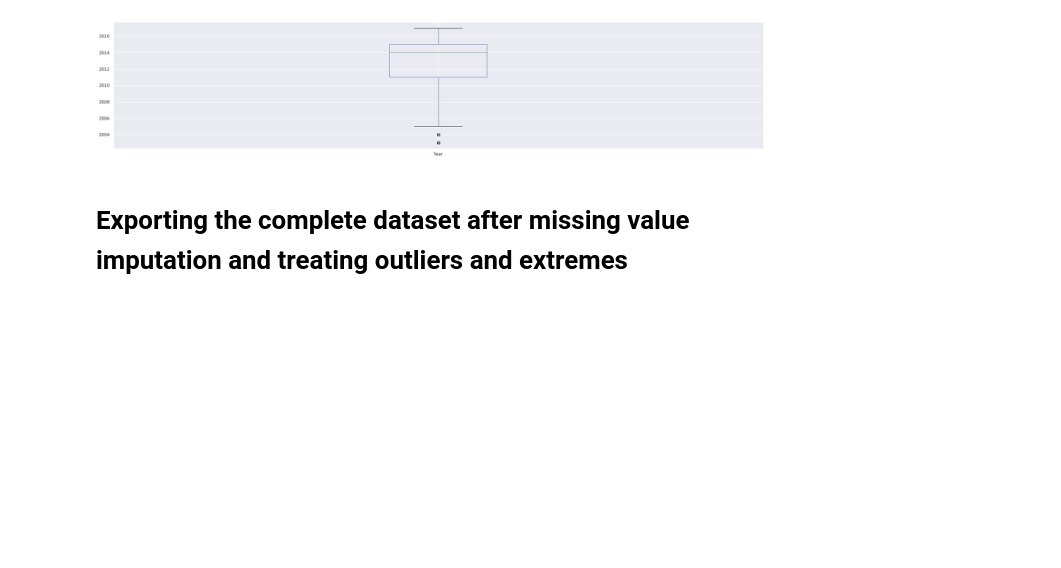
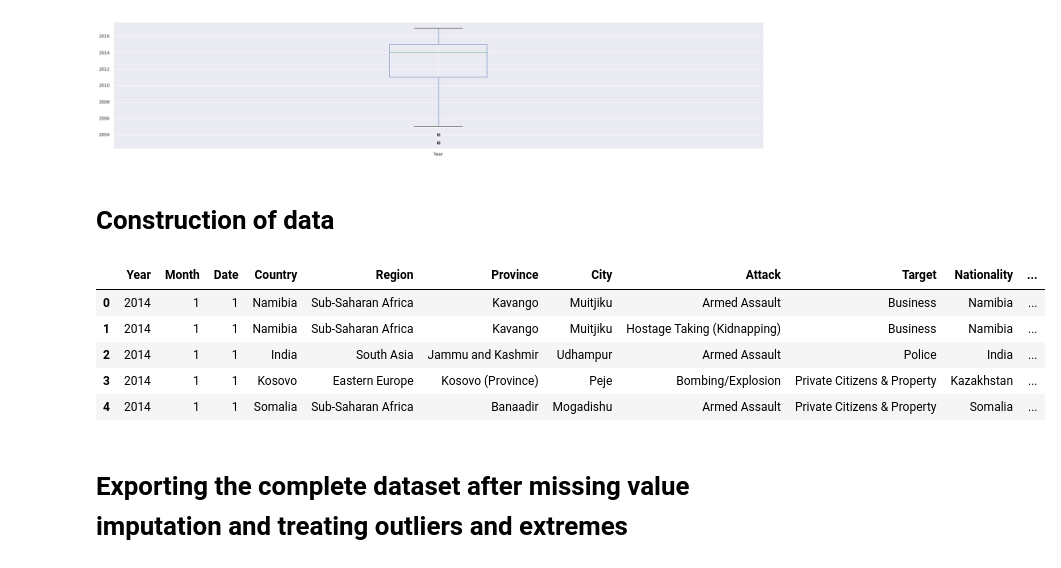
Before and after one commit to Gary-1606/Trial-BDAS, a Jupyter notebook: GlobalTerrorism.ipynb, the cells around one changed output. Saved outputs shown, nothing was run; the diff lists cells and outputs as text; code cells hidden in the pictures; blank space fills up the shorter version.

Commit message:
Construction of data

```diff
--- a/GlobalTerrorism.ipynb
+++ b/GlobalTerrorism.ipynb
@@ -811,6 +811,40 @@ terrorismdf_pd.boxplot(column = 'Year')
 # %% [output]
 <matplotlib.axes._subplots.AxesSubplot at 0x...>
 [figure]
+# %% [markdown]
+# Construction of data
+# %%
+#constructing data
+def transformed_attack(attack):
+    if attack == 'Unknown':
+        return 0
+    if attack == 'Armed Assault':
+        return 1
+    if attack == 'Bombing/Explosion':
+        return 2
+    if attack == 'Hostage Taking (Kidnapping)':
+        return 3
+    if attack == 'Hostage Taking (Barricade Incident)':
+        return 4
+    if attack == 'Hijacking':
+        return 5
+    if attack == 'Unarmed Assault':
+        return 6
+    if attack == 'Assassination':
+        return 7
+    if attack == 'Facility/Infrastructure Attack':
+        return 8
+# %%
+transformeddf = terrorismdf_pd
+transformeddf['Transformed_Attack'] = transformeddf['Attack'].apply(transformed_attack)
+transformeddf.head()
+# %% [output]
+|  | Year | Month | Date | Country | Region | Province | City | Attack | Target | Nationality | ... |
+| 0 | 2014 | 1 | 1 | Namibia | Sub-Saharan Africa | Kavango | Muitjiku | Armed Assault | Business | Namibia | ... |
+| 1 | 2014 | 1 | 1 | Namibia | Sub-Saharan Africa | Kavango | Muitjiku | Hostage Taking (Kidnapping) | Business | Namibia | ... |
+| 2 | 2014 | 1 | 1 | India | South Asia | Jammu and Kashmir | Udhampur | Armed Assault | Police | India | ... |
+| 3 | 2014 | 1 | 1 | Kosovo | Eastern Europe | Kosovo (Province) | Peje | Bombing/Explosion | Private Citizens & Property | Kazakhstan | ... |
+| 4 | 2014 | 1 | 1 | Somalia | Sub-Saharan Africa | Banaadir | Mogadishu | Armed Assault | Private Citizens & Property | Somalia | ... |
 # %% [markdown]
 # Exporting the complete dataset after missing value imputation and treating outliers and extremes
 # %%
```
Also changed, not shown: 1 other file.
